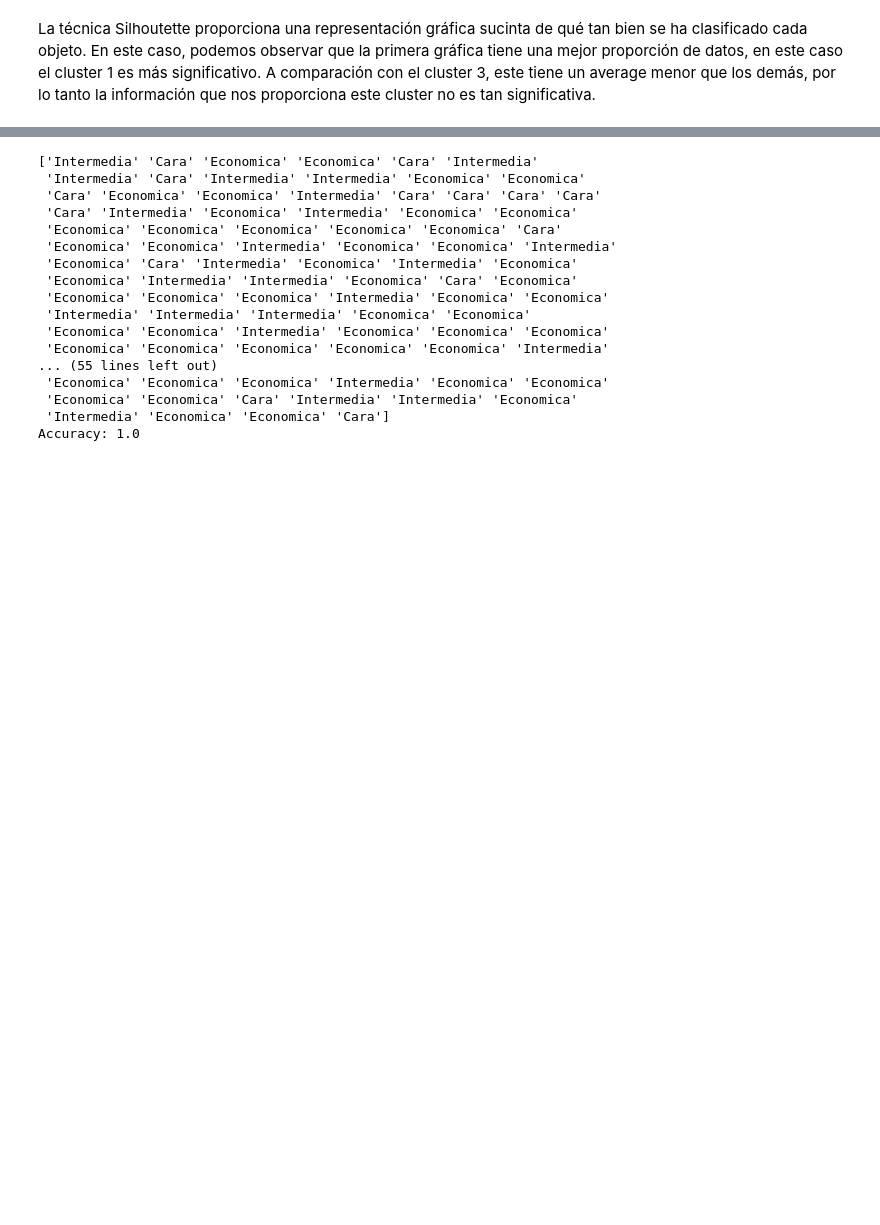
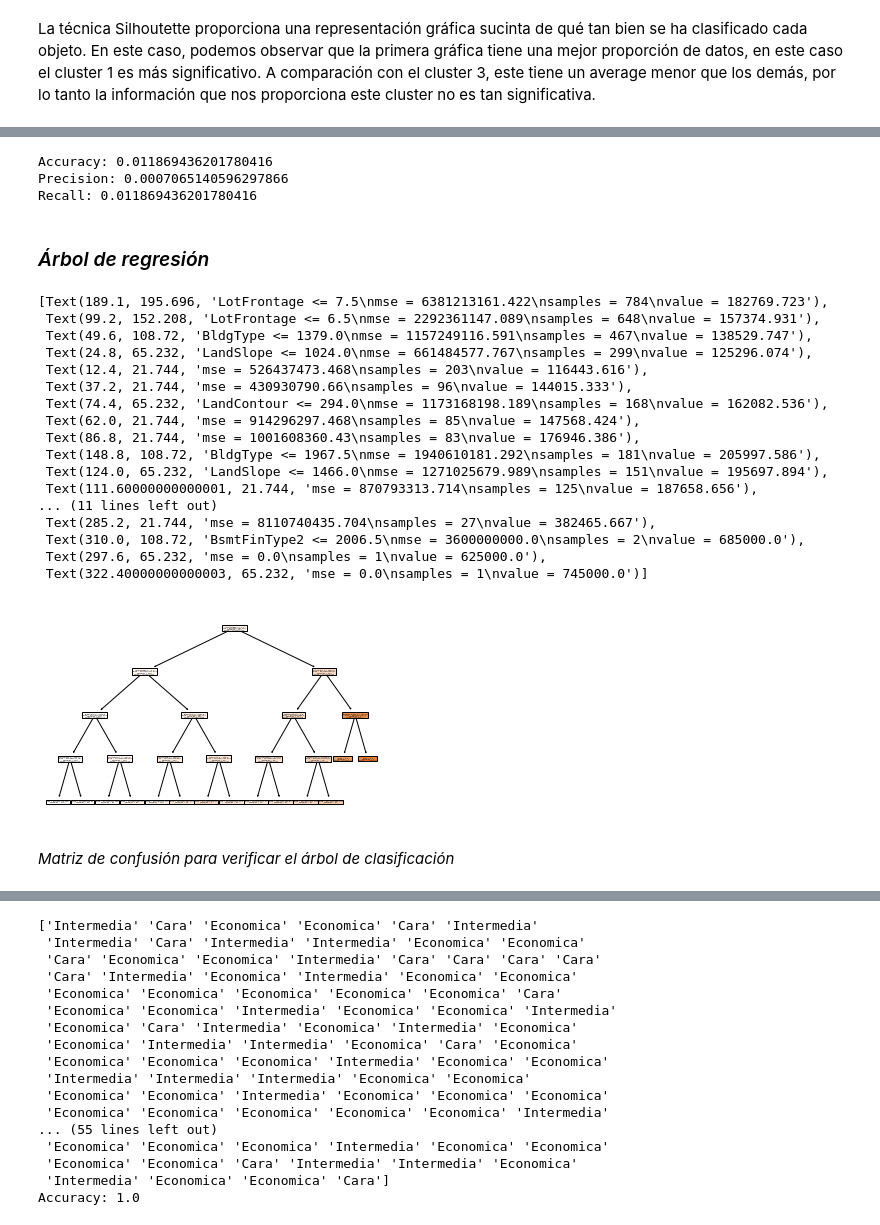
Before and after one commit to JosePabloPonce/MineriaHDT3, a Jupyter notebook: hdt3.ipynb, the cells around one changed output, grey strips where cells are left out. Cells and saved outputs as stored; diff of their text form; code cells hidden in the pictures; blank space fills up the shorter version.

```diff
--- a/hdt3.ipynb
+++ b/hdt3.ipynb
@@ -445,0 +508,36 @@ Ejercicio 11
+# %%
+y_pred = treeClass.predict(x_test)
+print("Accuracy:", metrics.accuracy_score(y_test, y_pred))
+print("Precision:", metrics.precision_score(y_test, y_pred, average='weighted'))
+print("Recall:", metrics.recall_score(y_test, y_pred, average='weighted'))
+# %% [output]
+Accuracy: 0.011869436201780416
+Precision: 0.0007065140596297866
+Recall: 0.011869436201780416
+# %% [markdown]
+### *Árbol de regresión*
+# %%
+regressionTree = DecisionTreeRegressor(max_depth=4, random_state=42)
+regressionTree = regressionTree.fit(x_train, y_train)
+tree.plot_tree(regressionTree, feature_names=datos.columns, filled=True)
+# %% [output]
+[Text(189.1, 195.696, 'LotFrontage <= 7.5\nmse = 6381213161.422\nsamples = 784\nvalue = 182769.723'),
+ Text(99.2, 152.208, 'LotFrontage <= 6.5\nmse = 2292361147.089\nsamples = 648\nvalue = 157374.931'),
+ Text(49.6, 108.72, 'BldgType <= 1379.0\nmse = 1157249116.591\nsamples = 467\nvalue = 138529.747'),
+ Text(24.8, 65.232, 'LandSlope <= 1024.0\nmse = 661484577.767\nsamples = 299\nvalue = 125296.074'),
+ Text(12.4, 21.744, 'mse = 526437473.468\nsamples = 203\nvalue = 116443.616'),
+ Text(37.2, 21.744, 'mse = 430930790.66\nsamples = 96\nvalue = 144015.333'),
+ Text(74.4, 65.232, 'LandContour <= 294.0\nmse = 1173168198.189\nsamples = 168\nvalue = 162082.536'),
+ Text(62.0, 21.744, 'mse = 914296297.468\nsamples = 85\nvalue = 147568.424'),
+ Text(86.8, 21.744, 'mse = 1001608360.43\nsamples = 83\nvalue = 176946.386'),
+ Text(148.8, 108.72, 'BldgType <= 1967.5\nmse = 1940610181.292\nsamples = 181\nvalue = 205997.586'),
+ Text(124.0, 65.232, 'LandSlope <= 1466.0\nmse = 1271025679.989\nsamples = 151\nvalue = 195697.894'),
+ Text(111.60000000000001, 21.744, 'mse = 870793313.714\nsamples = 125\nvalue = 187658.656'),
+... (11 lines left out)
+ Text(285.2, 21.744, 'mse = 8110740435.704\nsamples = 27\nvalue = 382465.667'),
+ Text(310.0, 108.72, 'BsmtFinType2 <= 2006.5\nmse = 3600000000.0\nsamples = 2\nvalue = 685000.0'),
+ Text(297.6, 65.232, 'mse = 0.0\nsamples = 1\nvalue = 625000.0'),
+ Text(322.40000000000003, 65.232, 'mse = 0.0\nsamples = 1\nvalue = 745000.0')]
+[figure, added]
+# %% [markdown]
+*Matriz de confusión para verificar el árbol de clasificación*
```
Also changed, not shown: parts of 24 cells of this notebook.
